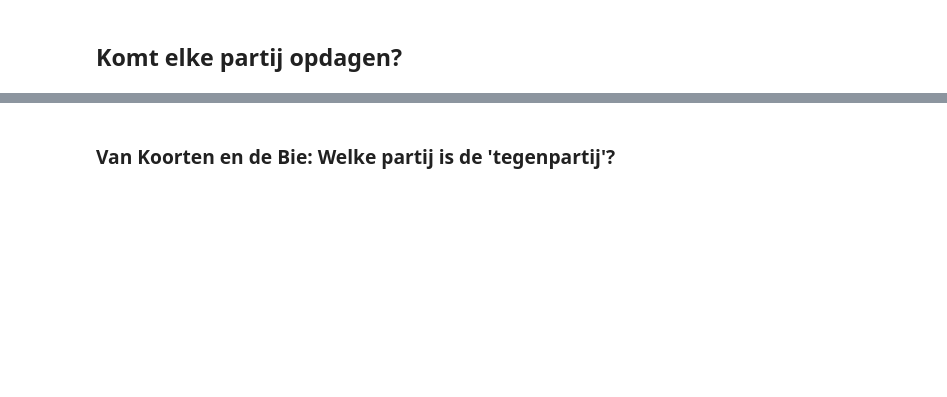
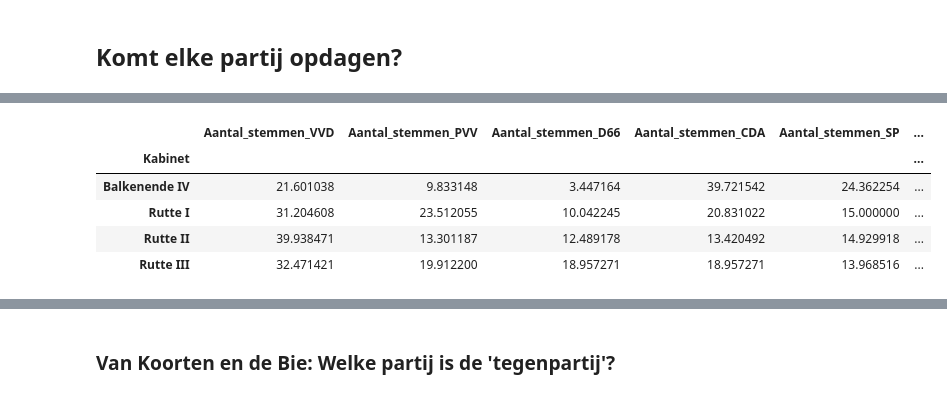
Before and after one commit to jvanelteren/kamermoties, a Jupyter notebook: 2_EDA.ipynb, the cells around one changed output, grey strips where cells are left out. Saved outputs shown, nothing was run; the diff lists cells and outputs as text; code cells hidden in the pictures; blank space fills up the shorter version.

```diff
--- a/2_EDA.ipynb
+++ b/2_EDA.ipynb
@@ -169,0 +198,9 @@ nan_year
+# %%
+mean_votes_per_party
+# %% [output]
+|  | Aantal_stemmen_VVD | Aantal_stemmen_PVV | Aantal_stemmen_D66 | Aantal_stemmen_CDA | Aantal_stemmen_SP | ... |
+| Kabinet |  |  |  |  |  | ... |
+| Balkenende IV | 21.601038 | 9.833148 | 3.447164 | 39.721542 | 24.362254 | ... |
+| Rutte I | 31.204608 | 23.512055 | 10.042245 | 20.831022 | 15.000000 | ... |
+| Rutte II | 39.938471 | 13.301187 | 12.489178 | 13.420492 | 14.929918 | ... |
+| Rutte III | 32.471421 | 19.912200 | 18.957271 | 18.957271 | 13.968516 | ... |
```
Also changed, not shown: parts of 16 cells of this notebook, 1 other file.
